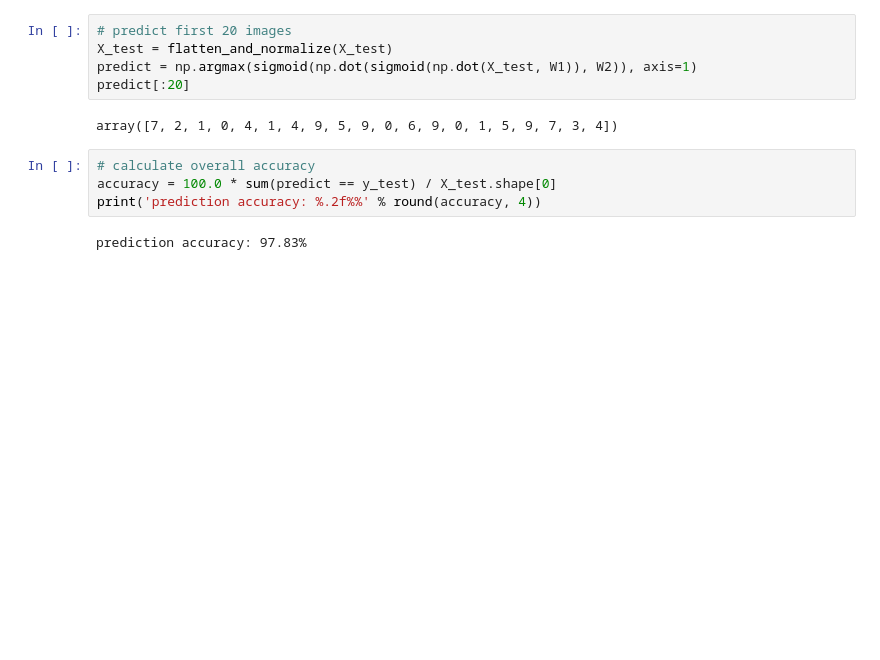
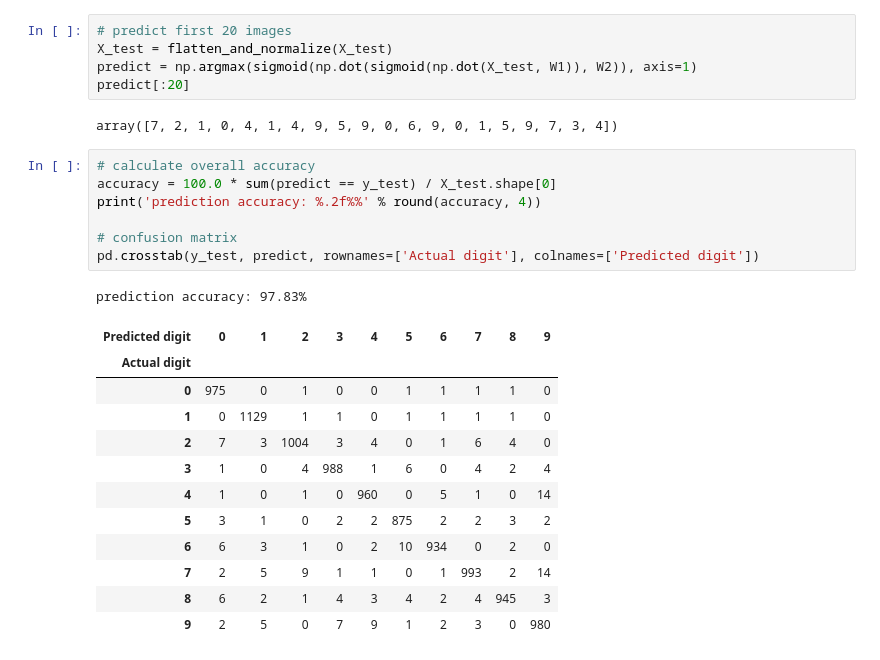
Before and after one commit to kaoyubo/NNML, a Jupyter notebook: 3_mnist_dataset.ipynb, the cells around one changed output. Saved outputs shown, nothing was run; the diff lists cells and outputs as text; blank space fills up the shorter version.

Commit message:
Add confusion matrix

```diff
--- a/3_mnist_dataset.ipynb
+++ b/3_mnist_dataset.ipynb
@@ -182,6 +182,21 @@ array([7, 2, 1, 0, 4, 1, 4, 9, 5, 9, 0, 6, 9, 0, 1, 5, 9, 7, 3, 4])
 # %%
 # calculate overall accuracy
 accuracy = 100.0 * sum(predict == y_test) / X_test.shape[0]
 print('prediction accuracy: %.2f%%' % round(accuracy, 4))
+
+# confusion matrix
+pd.crosstab(y_test, predict, rownames=['Actual digit'], colnames=['Predicted digit'])
 # %% [output]
 prediction accuracy: 97.83%
+| Predicted digit | 0 | 1 | 2 | 3 | 4 | 5 | 6 | 7 | 8 | 9 |
+| Actual digit |  |  |  |  |  |  |  |  |  |  |
+| 0 | 975 | 0 | 1 | 0 | 0 | 1 | 1 | 1 | 1 | 0 |
+| 1 | 0 | 1129 | 1 | 1 | 0 | 1 | 1 | 1 | 1 | 0 |
+| 2 | 7 | 3 | 1004 | 3 | 4 | 0 | 1 | 6 | 4 | 0 |
+| 3 | 1 | 0 | 4 | 988 | 1 | 6 | 0 | 4 | 2 | 4 |
+| 4 | 1 | 0 | 1 | 0 | 960 | 0 | 5 | 1 | 0 | 14 |
+| 5 | 3 | 1 | 0 | 2 | 2 | 875 | 2 | 2 | 3 | 2 |
+| 6 | 6 | 3 | 1 | 0 | 2 | 10 | 934 | 0 | 2 | 0 |
+| 7 | 2 | 5 | 9 | 1 | 1 | 0 | 1 | 993 | 2 | 14 |
+| 8 | 6 | 2 | 1 | 4 | 3 | 4 | 2 | 4 | 945 | 3 |
+| 9 | 2 | 5 | 0 | 7 | 9 | 1 | 2 | 3 | 0 | 980 |
```
Also changed, not shown: parts of 3 cells of this notebook.
